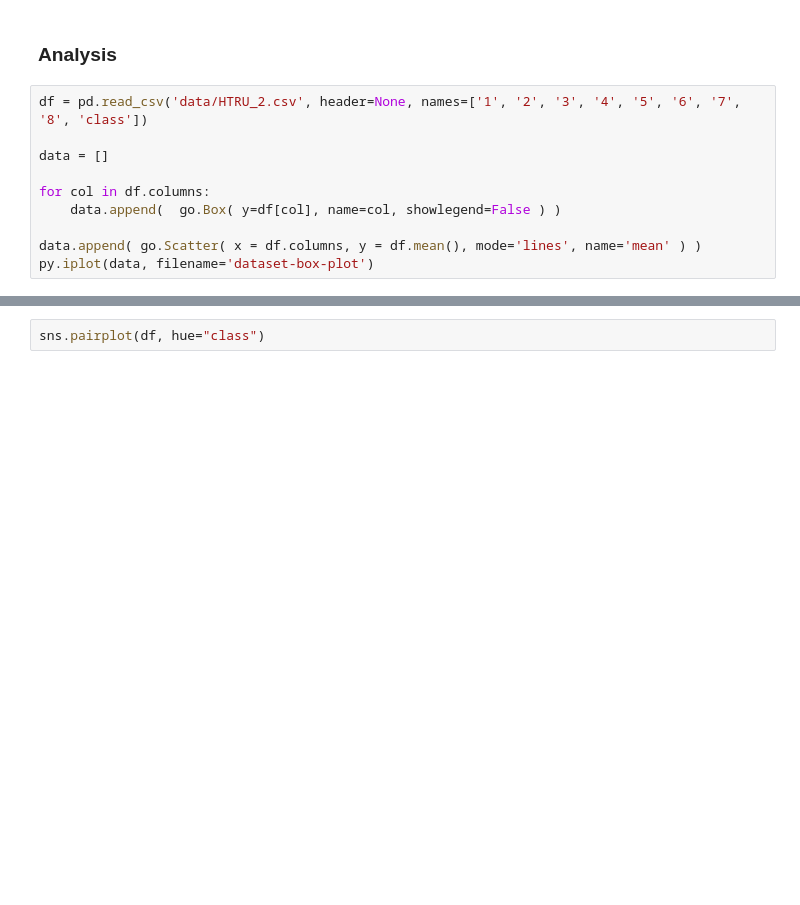
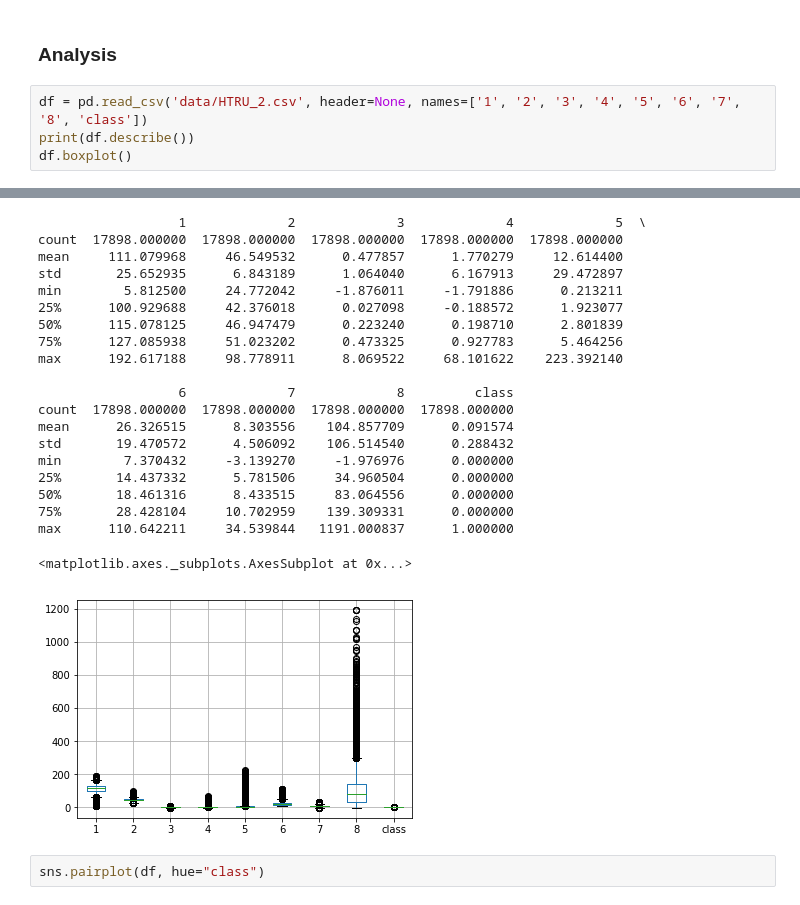
Before and after one commit to chawasit/DataMiningExercise, a Jupyter notebook: htru_2_nn.ipynb, the cells around one changed output, grey strips where cells are left out. Drawn from its saved outputs; the diff is of its cells as text; blank space fills up the shorter version.

```diff
--- a/htru_2_nn.ipynb
+++ b/htru_2_nn.ipynb
@@ -78,12 +78,6 @@ Files already extracted
 ### Analysis
 # %%
 df = pd.read_csv('data/HTRU_2.csv', header=None, names=['1', '2', '3', '4', '5', '6', '7', '8', 'class'])
-
-data = []
-
-for col in df.columns:
-    data.append(  go.Box( y=df[col], name=col, showlegend=False ) )
-
-data.append( go.Scatter( x = df.columns, y = df.mean(), mode='lines', name='mean' ) )
-py.iplot(data, filename='dataset-box-plot')
+print(df.describe())
+df.boxplot()
 # %% [output]
@@ -91,3 +84,24 @@ py.iplot(data, filename='dataset-box-plot')
+                  1             2             3             4             5  \
+count  17898.000000  17898.000000  17898.000000  17898.000000  17898.000000
+mean     111.079968     46.549532      0.477857      1.770279     12.614400
+std       25.652935      6.843189      1.064040      6.167913     29.472897
+min        5.812500     24.772042     -1.876011     -1.791886      0.213211
+25%      100.929688     42.376018      0.027098     -0.188572      1.923077
+50%      115.078125     46.947479      0.223240      0.198710      2.801839
+75%      127.085938     51.023202      0.473325      0.927783      5.464256
+max      192.617188     98.778911      8.069522     68.101622    223.392140
+
+                  6             7             8         class
+count  17898.000000  17898.000000  17898.000000  17898.000000
+mean      26.326515      8.303556    104.857709      0.091574
+std       19.470572      4.506092    106.514540      0.288432
+min        7.370432     -3.139270     -1.976976      0.000000
+25%       14.437332      5.781506     34.960504      0.000000
+50%       18.461316      8.433515     83.064556      0.000000
+75%       28.428104     10.702959    139.309331      0.000000
+max      110.642211     34.539844   1191.000837      1.000000
+<matplotlib.axes._subplots.AxesSubplot at 0x...>
+[figure, added]
 # %%
 sns.pairplot(df, hue="class")
 # %% [output]
```
Also changed, not shown: parts of 20 cells of this notebook.
